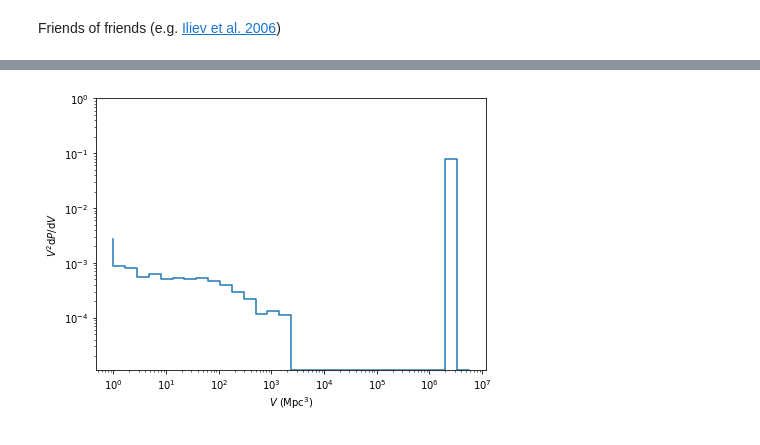
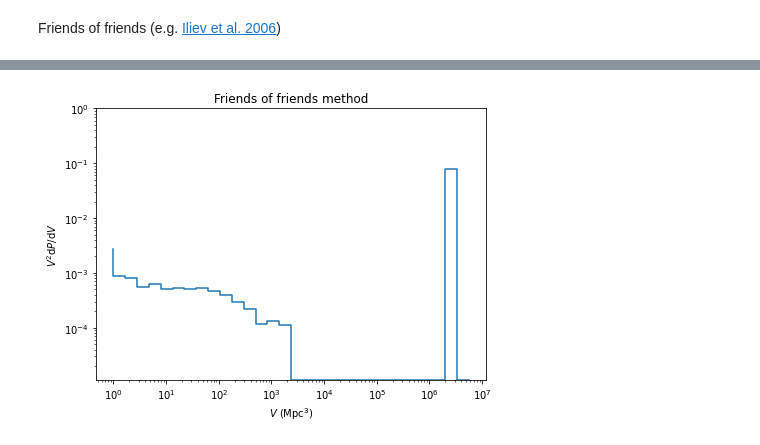
Before and after one commit to sambit-giri/tools21cm, a Jupyter notebook: docs/examples/tutorials.ipynb, the cells around one changed output, grey strips where cells are left out. Cells and saved outputs as stored; diff of their text form; code cells hidden in the pictures.

```diff
--- a/docs/examples/tutorials.ipynb
+++ b/docs/examples/tutorials.ipynb
@@ -271,14 +272,15 @@ The output is Size, Size**2 dP/d(Size), lowest value
 # %%
 plt.rcParams['figure.figsize'] = [7, 5]
 
 plt.step(fof_dist[0], fof_dist[1])
 plt.xscale('log')
 plt.yscale('log')
 plt.ylim(fof_dist[2],1)
 
 plt.xlabel('$V$ (Mpc$^3$)')
 plt.ylabel('$V^2\mathrm{d}P/\mathrm{d}V$')
+plt.title('Friends of friends method')
 
 plt.show()
 # %% [output]
-[figure, old version]
+[figure, new version]
```
Also changed, not shown: parts of 4 cells of this notebook.
